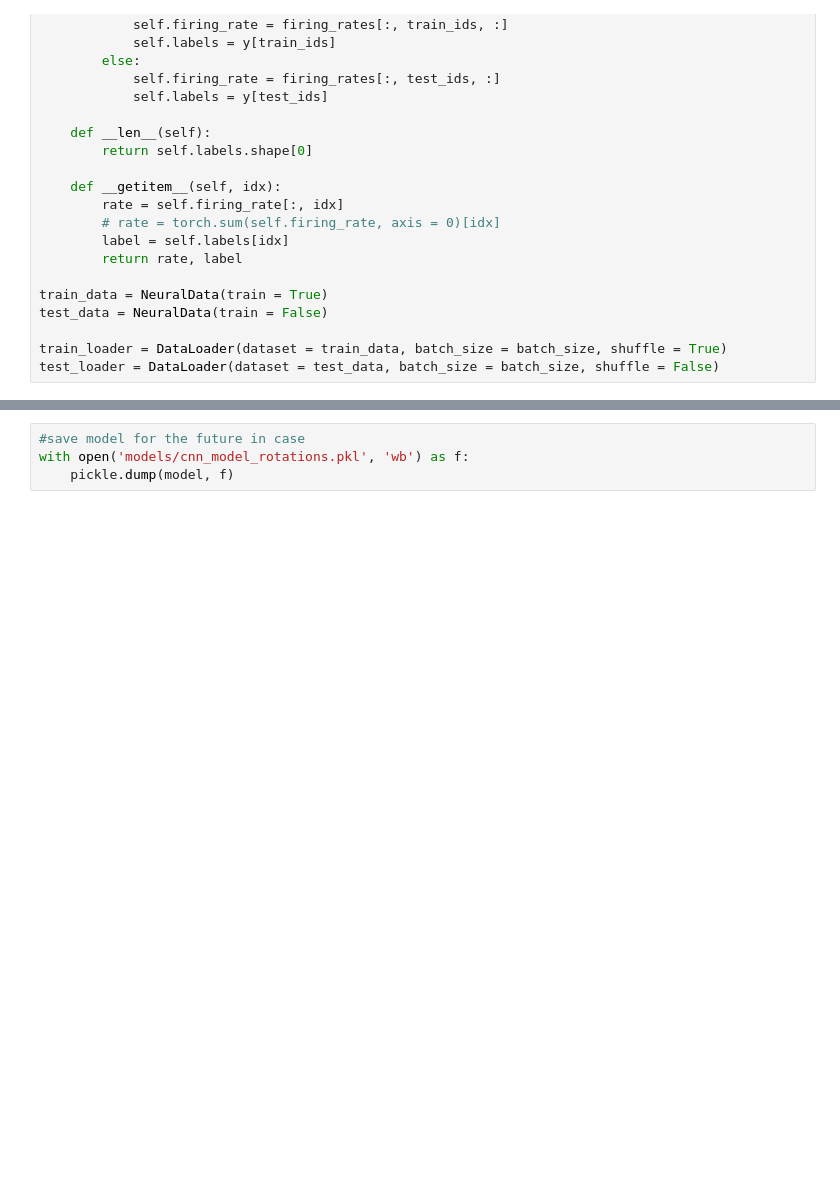
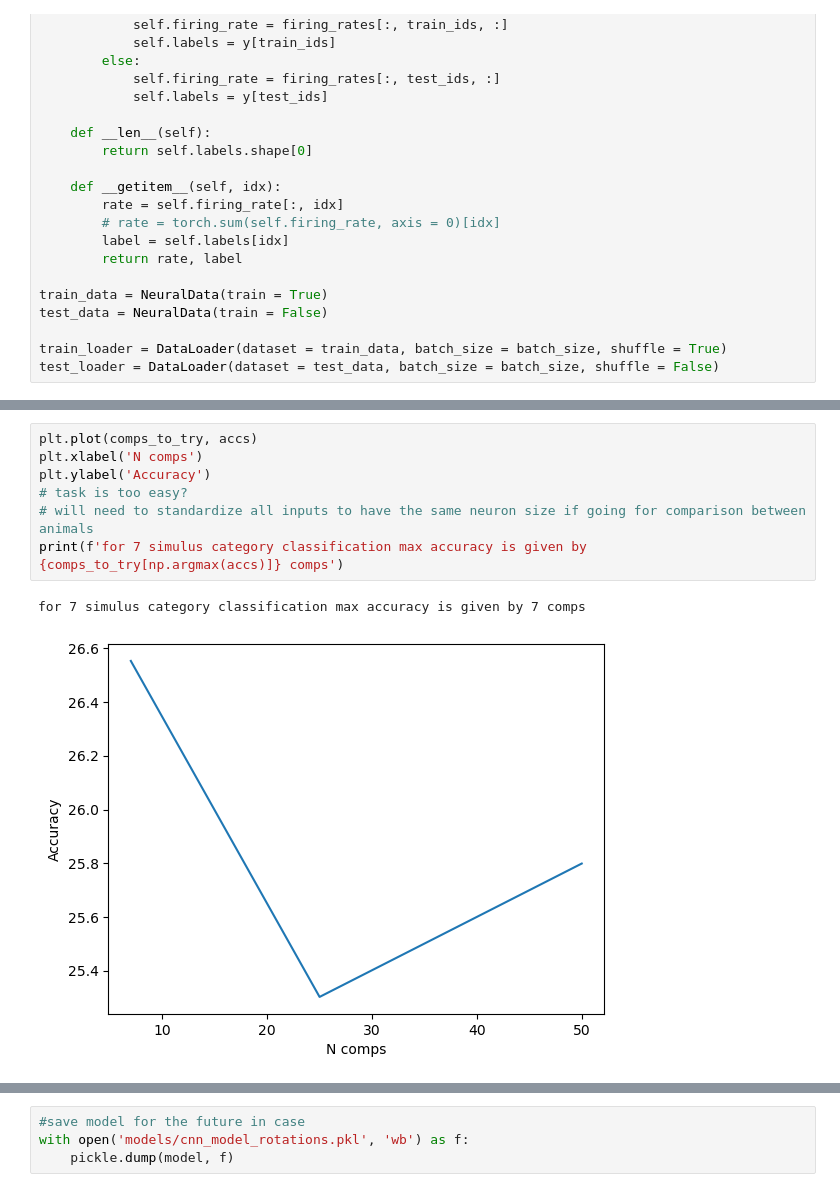
Before and after one commit to MartynasArba/NMA_DL_project, a Jupyter notebook: train_model_cnn_orientations.ipynb, the cells around one changed output, grey strips where cells are left out. Drawn from its saved outputs; the diff is of its cells as text; blank space fills up the shorter version.

```diff
--- a/train_model_cnn_orientations.ipynb
+++ b/train_model_cnn_orientations.ipynb
@@ -307 +314,11 @@ epoch: 11, loss: 2.289266347885132
+# %%
+plt.plot(comps_to_try, accs)
+plt.xlabel('N comps')
+plt.ylabel('Accuracy')
+# task is too easy?
+# will need to standardize all inputs to have the same neuron size if going for comparison between animals
+print(f'for 7 simulus category classification max accuracy is given by {comps_to_try[np.argmax(accs)]} comps')
+# %% [output]
+for 7 simulus category classification max accuracy is given by 7 comps
+[figure, added]
 # %%
```
Also changed, not shown: parts of 11 cells of this notebook, 2 other files.
